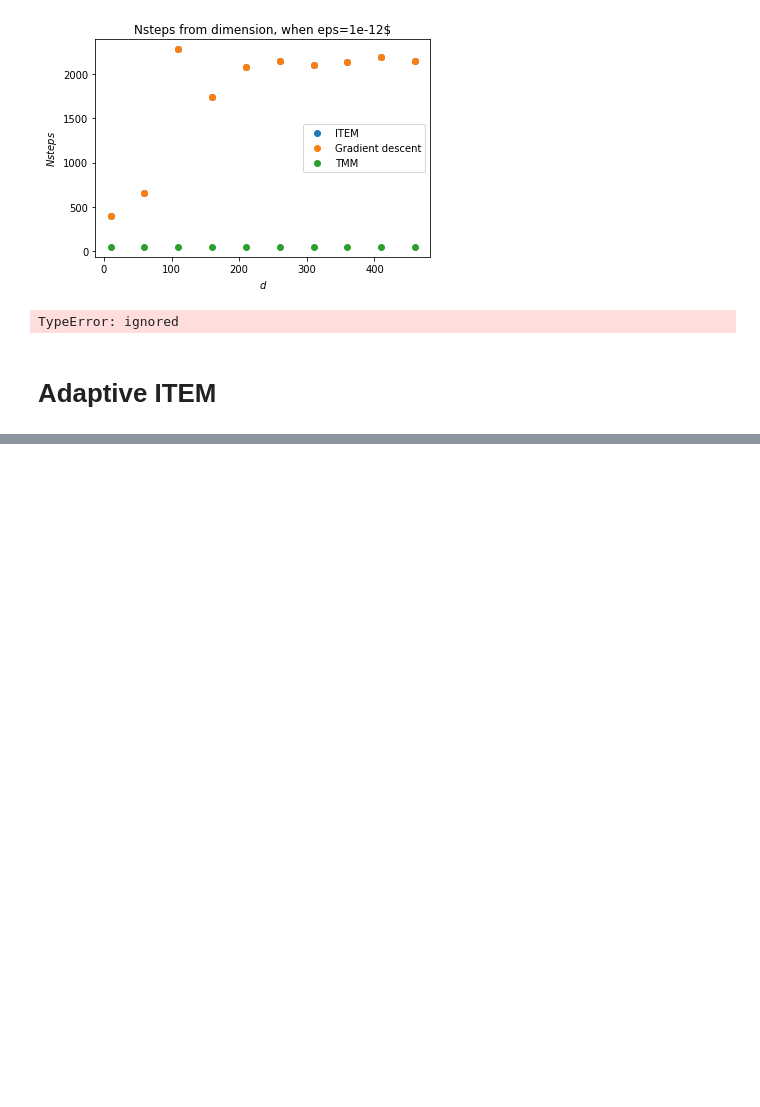
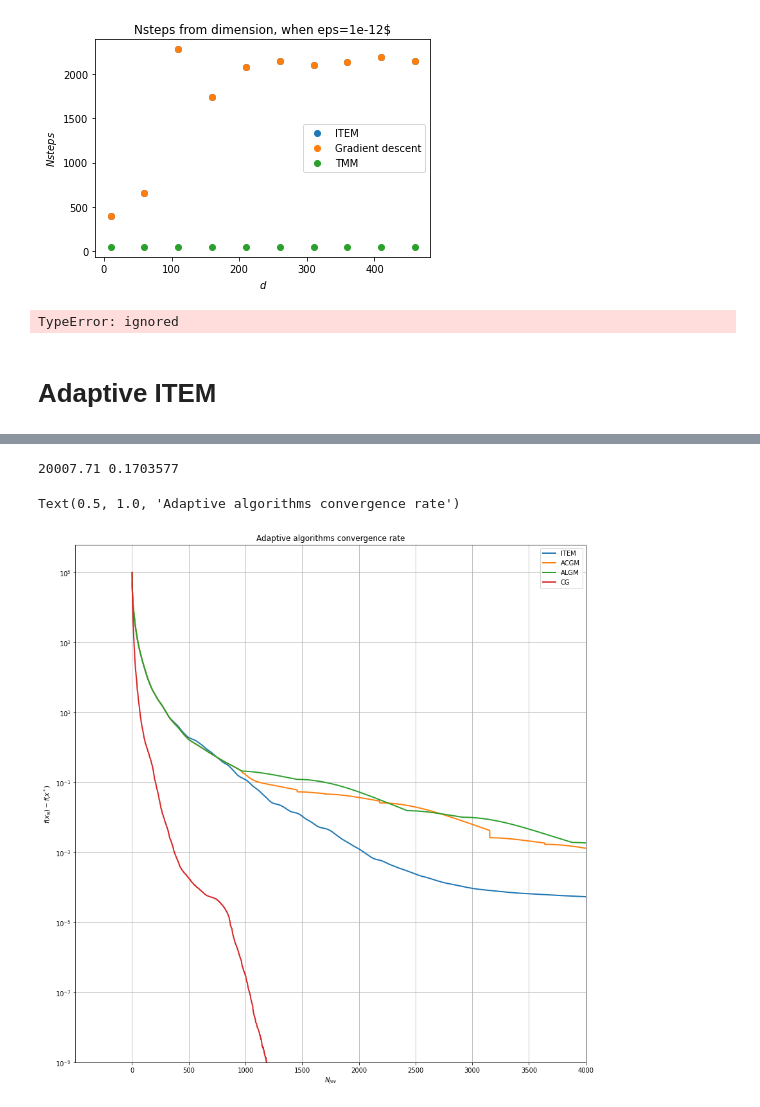
Before and after one commit to mzyatkov/optimization_project, a Jupyter notebook: code/Project_optim.ipynb, the cells around one changed output, grey strips where cells are left out. Saved outputs shown, nothing was run; the diff lists cells and outputs as text; code cells hidden in the pictures; blank space fills up the shorter version.

```diff
--- a/code/Project_optim.ipynb
+++ b/code/Project_optim.ipynb
@@ -793,3 +919,4 @@ def ALGM(method, f, grad, x_0, L_0, mu_0, beta, eps, maxiter = 10000):
 # %%
-ALGM(ITEM_Lipschitz,f,  grad, x_0, 2*L, mu, 4, 1e-12)
+_, njev, hist = ALGM(ITEM_Lipschitz,f,  grad, x_0, L, mu, 4, 1e-1)
+print(njev, len(hist))
 # %% [output]
@@ -827,0 +1093,41 @@ ALGM(ITEM_Lipschitz,f,  grad, x_0, 2*L, mu, 4, 1e-12)
+# %%
+import scipy
+from scipy.sparse.linalg import cg
+from scipy.io import mmread
+import numpy as np
+
+def callback(xk):
+  global callback_res
+  callback_res.append(f(xk)-optimal_func)
+
+
+callback_res = [f(x_0)-optimal_func]
+res = cg(A, b, callback=callback, tol = 1e-12, x0=x_0)
+cg_points_func = callback_res
+# %%
+print(np.max(np.diag(A)),np.min(np.diag(A)))
+# %% [output]
+20007.71 0.1703577
+# %%
+fig = plt.figure(constrained_layout=True, figsize=(12,12))
+ax = fig.subplots(1, 1, squeeze=False)
+
+X = np.arange(1, Nsteps+100000)
+linewidth = 2
+ax[0,0].plot(X[:len(taylor_points_func)], taylor_points_func , label= 'ITEM',linewidth=linewidth)
+ax[0,0].plot(X[:len(aitem_points_func)], aitem_points_func , label= 'ACGM', linewidth=linewidth)
+ax[0,0].plot(X[:len(algm_points_func)], algm_points_func , label= 'ALGM', linewidth=linewidth)
+ax[0,0].plot(X[:len(cg_points_func)], cg_points_func , label= 'CG', linewidth=linewidth)
+
+ax[0,0].set_xlabel('$N_{{jev}}$')
+ax[0,0].set_ylabel('${f(x_N) - f(x^*)}$')
+ax[0,0].set_yscale('log')
+# ax[0,0].set_xscale('log')
+ax[0,0].set_ylim((1e-9, None))
+ax[0,0].set_xlim((None, 4000))
+ax[0,0].legend(markerscale = 10)
+ax[0,0].grid()
+ax[0,0].set_title(f'Adaptive algorithms convergence rate')
+# %% [output]
+Text(0.5, 1.0, 'Adaptive algorithms convergence rate')
+[figure, added]
```
Also changed, not shown: parts of 42 cells of this notebook.
